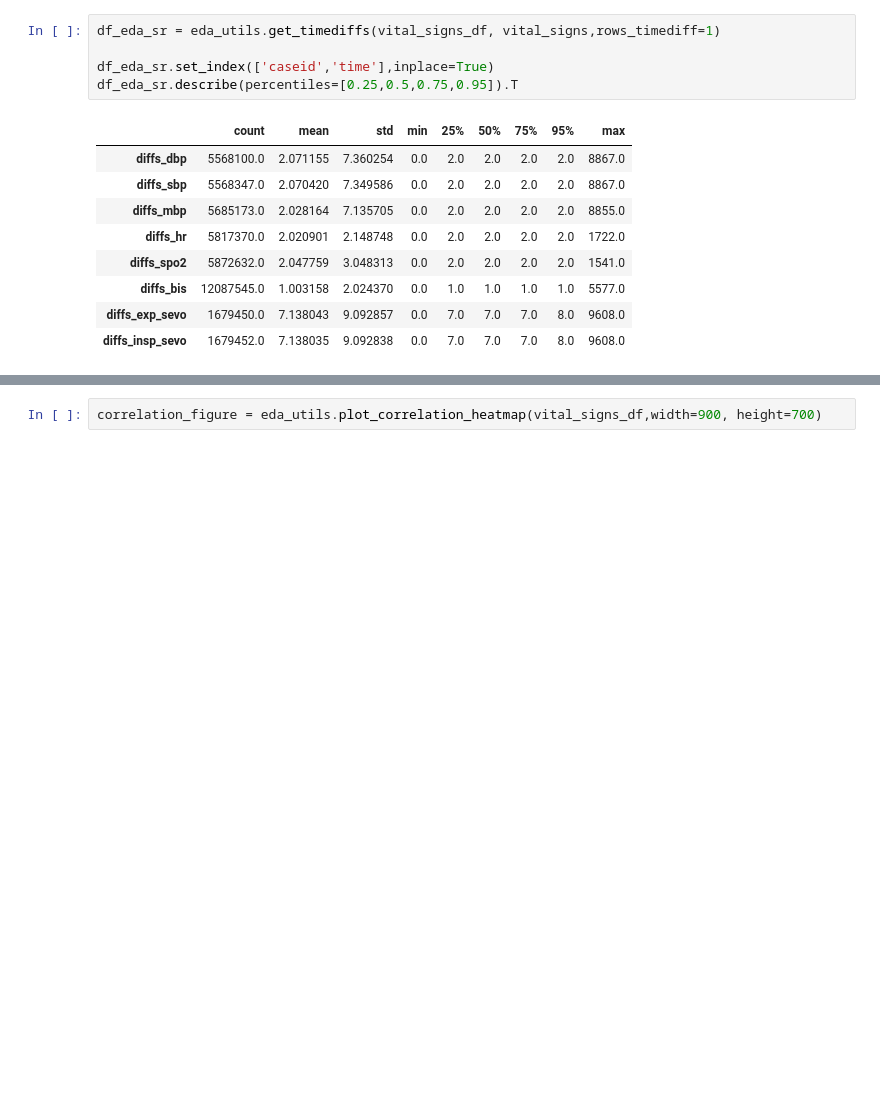
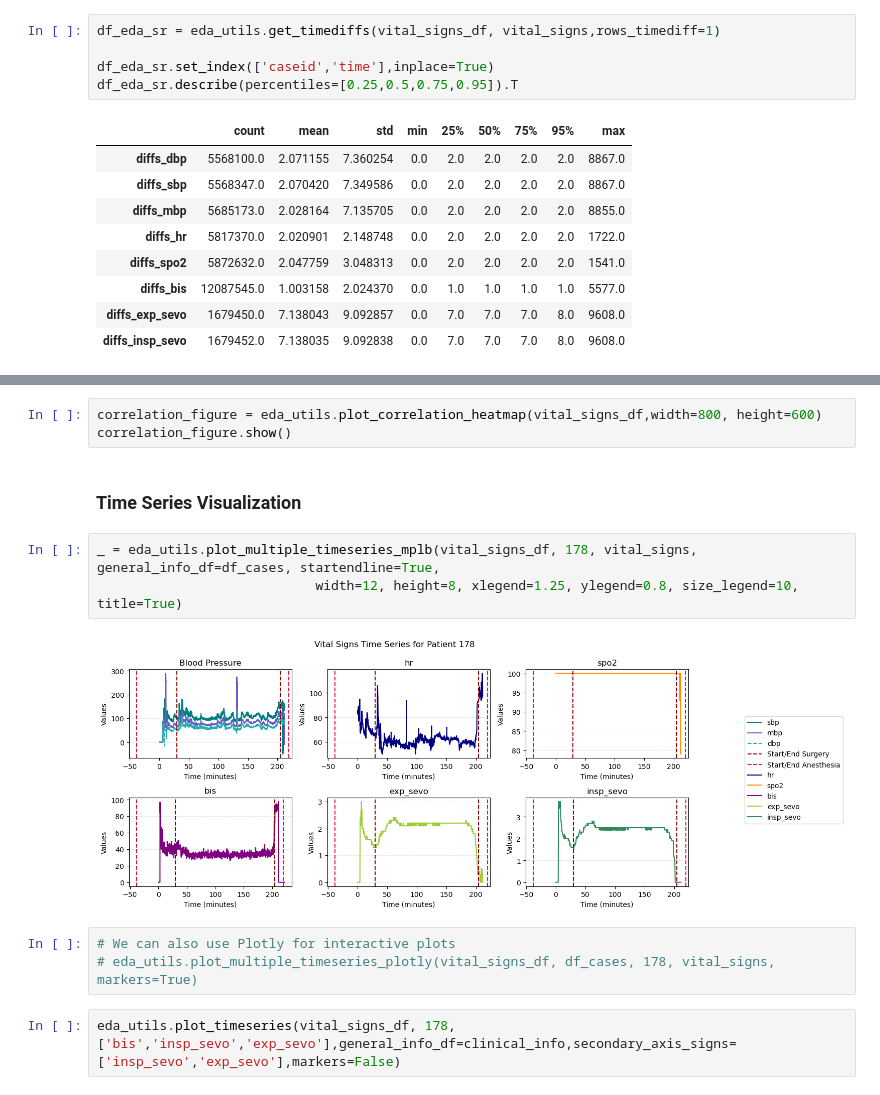
Before and after one commit to anagabriela27/AnesthesiaML, a Jupyter notebook: src/notebooks/eda.ipynb, the cells around one changed output, grey strips where cells are left out. Cells and saved outputs as stored; diff of their text form; blank space fills up the shorter version.

```diff
--- a/src/notebooks/eda.ipynb
+++ b/src/notebooks/eda.ipynb
@@ -200,2 +242,15 @@ df_eda_sr.describe(percentiles=[0.25,0.5,0.75,0.95]).T
 # %%
-correlation_figure = eda_utils.plot_correlation_heatmap(vital_signs_df,width=900, height=700)
+correlation_figure = eda_utils.plot_correlation_heatmap(vital_signs_df,width=800, height=600)
+correlation_figure.show()
+# %% [markdown]
+### Time Series Visualization
+# %%
+_ = eda_utils.plot_multiple_timeseries_mplb(vital_signs_df, 178, vital_signs, general_info_df=df_cases, startendline=True,
+                            width=12, height=8, xlegend=1.25, ylegend=0.8, size_legend=10, title=True)
+# %% [output]
+[figure, added]
+# %%
+# We can also use Plotly for interactive plots
+# eda_utils.plot_multiple_timeseries_plotly(vital_signs_df, df_cases, 178, vital_signs, markers=True)
+# %%
+eda_utils.plot_timeseries(vital_signs_df, 178,  ['bis','insp_sevo','exp_sevo'],general_info_df=clinical_info,secondary_axis_signs=['insp_sevo','exp_sevo'],markers=False)
```
Also changed, not shown: parts of 7 cells of this notebook, 1 other file.
